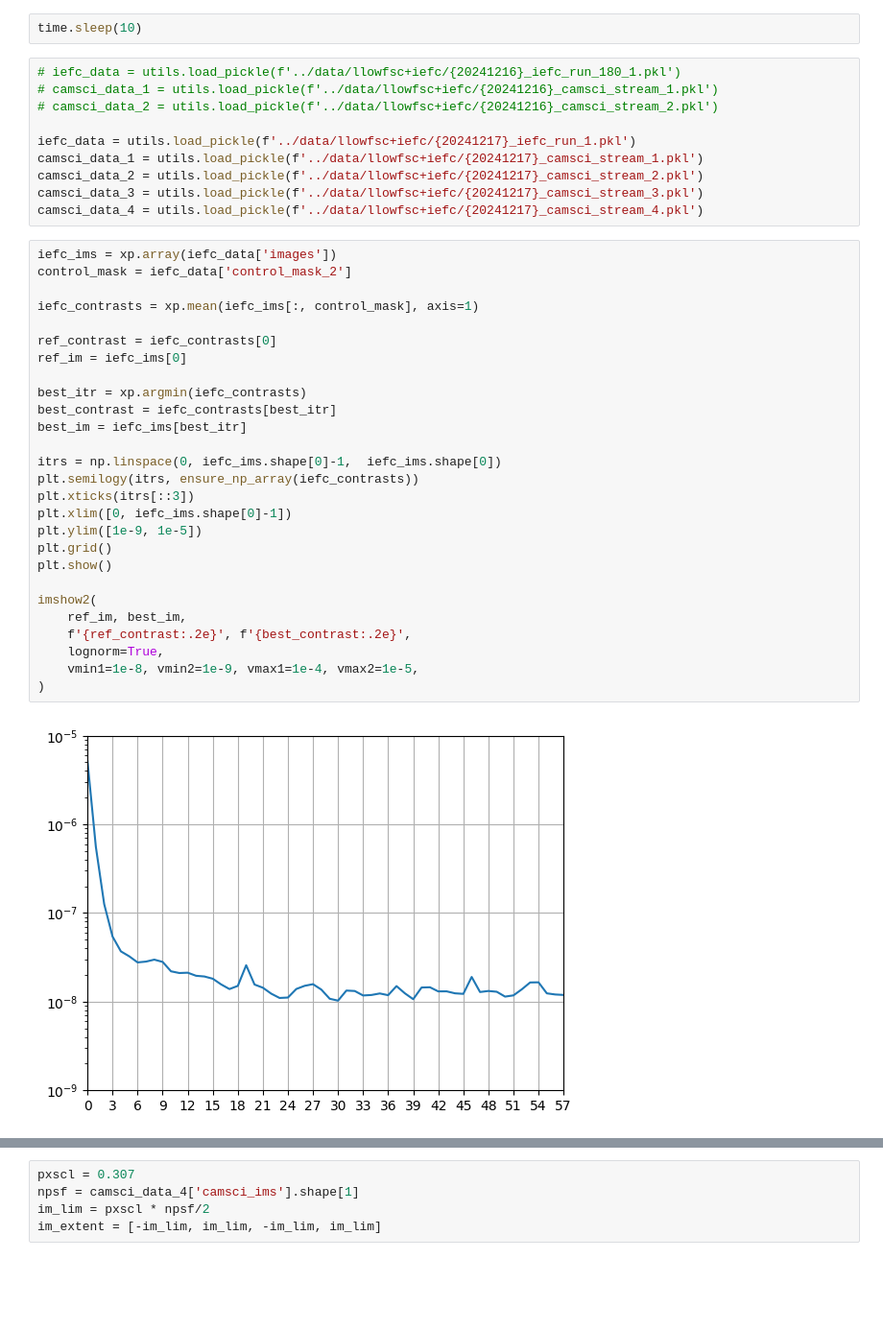
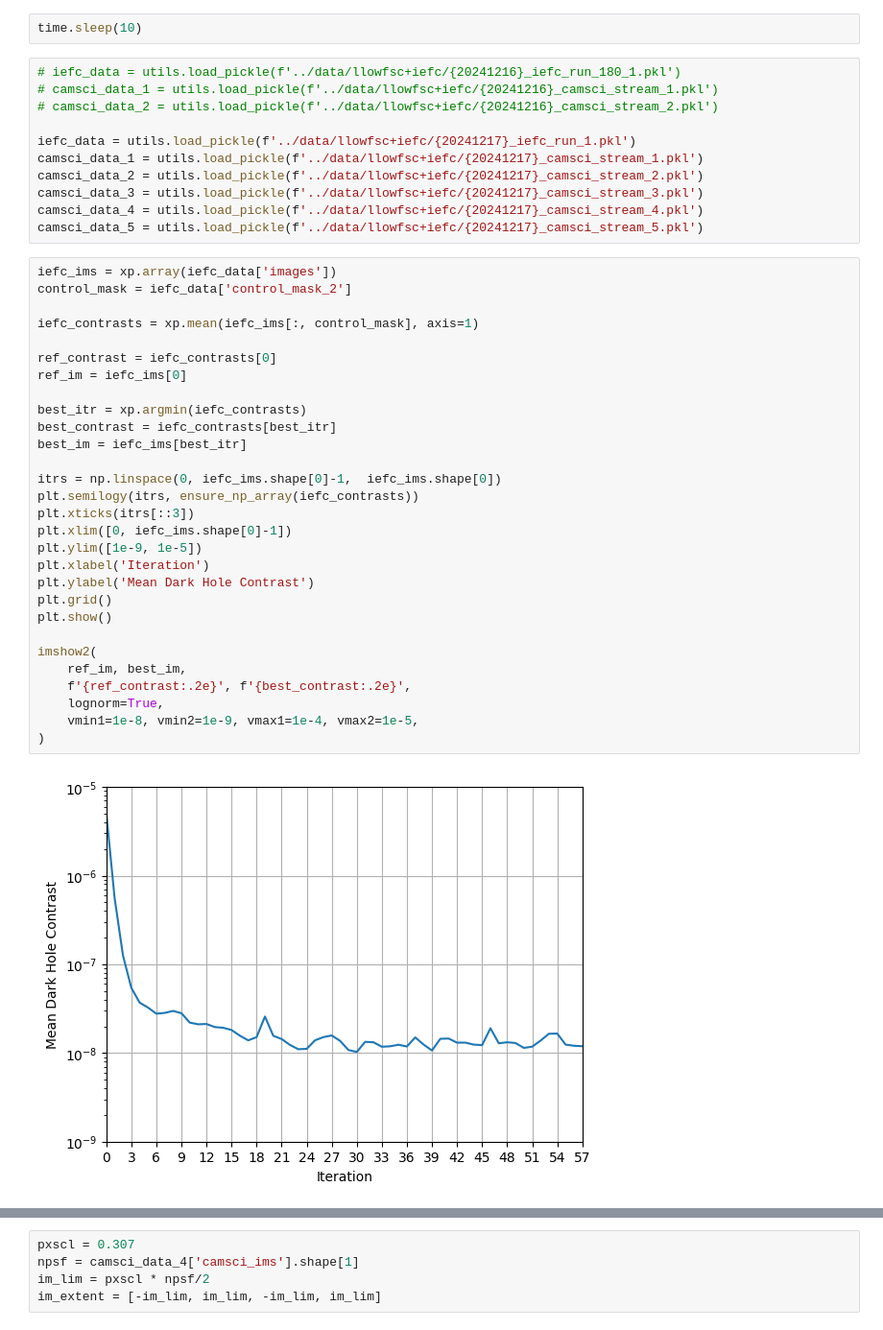
Before and after one commit to kian1377/scoob-exps, a Jupyter notebook: iefc-mono/analyze_data.ipynb, the cells around one changed output, grey strips where cells are left out. Shown at 96% size. Saved outputs shown, nothing was run; the diff lists cells and outputs as text; blank space fills up the shorter version.

```diff
--- a/iefc-mono/analyze_data.ipynb
+++ b/iefc-mono/analyze_data.ipynb
@@ -41,33 +41,36 @@ camsci_data_1 = utils.load_pickle(f'../data/llowfsc+iefc/{20241217}_camsci_strea
 camsci_data_2 = utils.load_pickle(f'../data/llowfsc+iefc/{20241217}_camsci_stream_2.pkl')
 camsci_data_3 = utils.load_pickle(f'../data/llowfsc+iefc/{20241217}_camsci_stream_3.pkl')
 camsci_data_4 = utils.load_pickle(f'../data/llowfsc+iefc/{20241217}_camsci_stream_4.pkl')
+camsci_data_5 = utils.load_pickle(f'../data/llowfsc+iefc/{20241217}_camsci_stream_5.pkl')
 # %%
 iefc_ims = xp.array(iefc_data['images'])
 control_mask = iefc_data['control_mask_2']
 
 iefc_contrasts = xp.mean(iefc_ims[:, control_mask], axis=1)
 
 ref_contrast = iefc_contrasts[0]
 ref_im = iefc_ims[0]
 
 best_itr = xp.argmin(iefc_contrasts)
 best_contrast = iefc_contrasts[best_itr]
 best_im = iefc_ims[best_itr]
 
 itrs = np.linspace(0, iefc_ims.shape[0]-1,  iefc_ims.shape[0])
 plt.semilogy(itrs, ensure_np_array(iefc_contrasts))
 plt.xticks(itrs[::3])
 plt.xlim([0, iefc_ims.shape[0]-1])
 plt.ylim([1e-9, 1e-5])
+plt.xlabel('Iteration')
+plt.ylabel('Mean Dark Hole Contrast')
 plt.grid()
 plt.show()
 
 imshow2(
     ref_im, best_im,
     f'{ref_contrast:.2e}', f'{best_contrast:.2e}',
     lognorm=True,
     vmin1=1e-8, vmin2=1e-9, vmax1=1e-4, vmax2=1e-5,
 )
 # %% [output]
-[figure, old version]
+[figure, new version]
 [figure]
```
Also changed, not shown: parts of 4 cells of this notebook.
